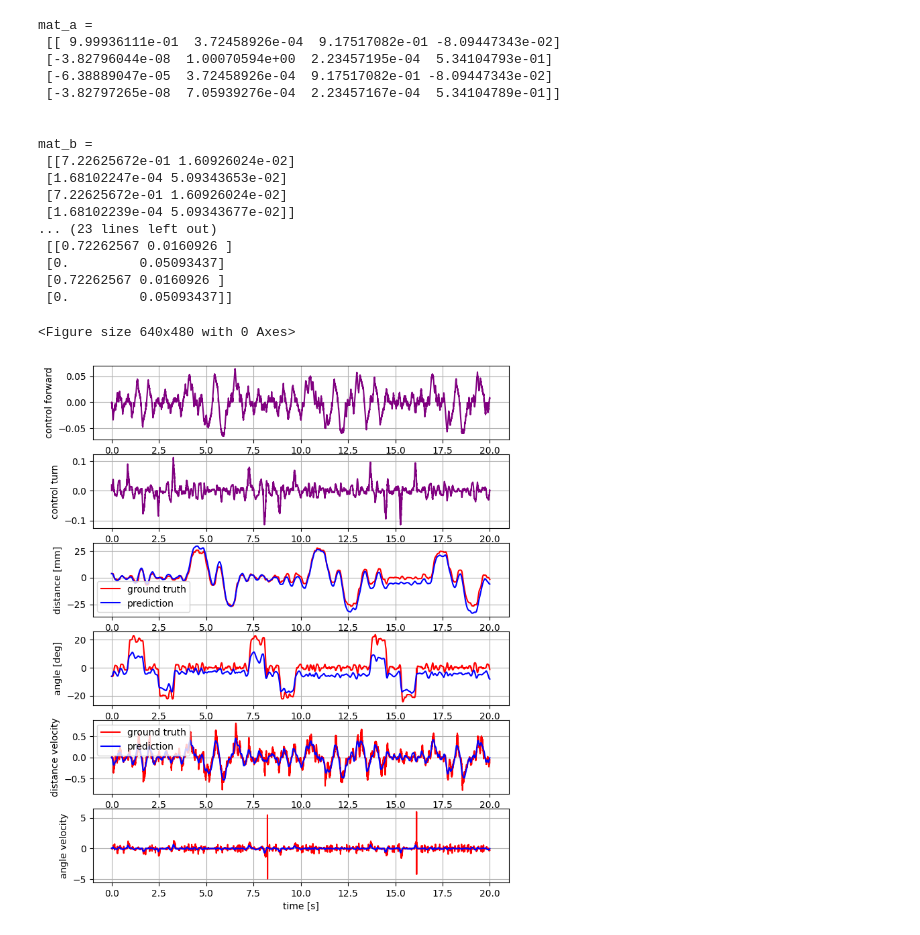
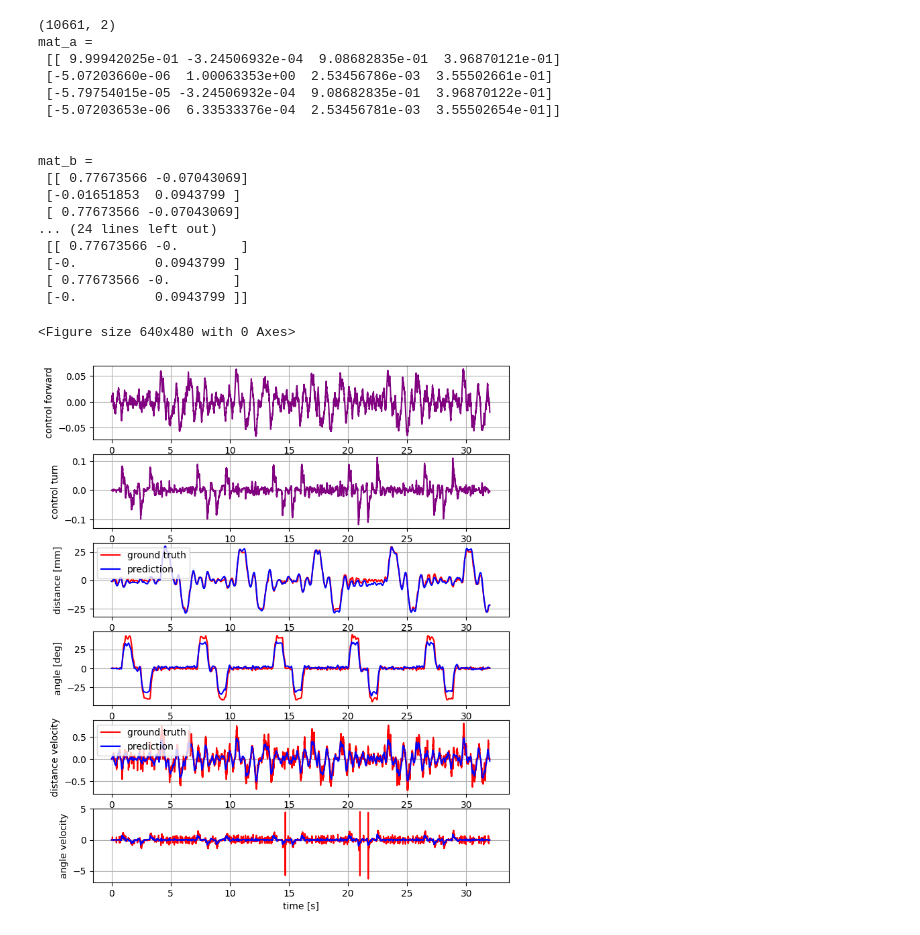
Before and after one commit to michalnand/motoko_ice_dragon_x, a Jupyter notebook: simulations/position_controller/lqg_controller.ipynb, the cells around one changed output. Saved outputs shown, nothing was run; the diff lists cells and outputs as text; code cells hidden in the pictures.

```diff
--- a/simulations/position_controller/lqg_controller.ipynb
+++ b/simulations/position_controller/lqg_controller.ipynb
@@ -135,6 +131,15 @@ u_result, x_result, t_result = load_from_file("./data/run_1.txt", dt)
 
 x_ref = state_augmentation(x_result.copy())
 x_ref = x_ref[1:]
+
+print(u_result.shape, )
+
+
+n_samples = 8000
+u_result = u_result[0:n_samples, :]
+x_ref    = x_ref[0:n_samples, :]
+x_result    = x_result[0:n_samples, :]
+t_result = t_result[0:n_samples]
 
 
 #identification
@@ -156,12 +161,34 @@ print(numpy.linalg.eigvals(a_est))
 #symmetrise model (optional) - fix imperfection in identification
 a_est[0, 0] = 1.0
 a_est[1, 1] = 1.0
-a_est[numpy.abs(a_est) < 10**-3] = 0.0
+
+a_mask = numpy.zeros(a_est.shape)
+a_mask[0, 0] = 1.0
+a_mask[1, 1] = 1.0
+a_mask[2, 2] = 1.0
+a_mask[3, 3] = 1.0
+a_mask[0, 2] = 1.0
+a_mask[1, 3] = 1.0
+
+
+a_est*= a_mask
+
+'''
+a_est[numpy.abs(a_est) < 5*10**-3] = 0.0
 
 a_est[a_est < 0.0] = 0.0
 
-b_est[numpy.abs(b_est) < 10**-3] = 0.0
+a_est[0, 1] = 0
+'''
 
+
+b_mask = numpy.zeros(b_est.shape)
+b_mask[0, 0] = 1.0
+b_mask[2, 0] = 1.0
+b_mask[1, 1] = 1.0
+b_mask[3, 1] = 1.0
+
+b_est*= b_mask
 
 
 print(numpy.linalg.eigvals(a_est))
@@ -174,54 +201,54 @@ n_steps  = u_result.shape[0]
 n_inputs = u_result.shape[1]
 n_states = x_ref.shape[1]
 # %% [output]
+(10661, 2)
 mat_a =
- [[ 9.99936111e-01  3.72458926e-04  9.17517082e-01 -8.09447343e-02]
- [-3.82796044e-08  1.00070594e+00  2.23457195e-04  5.34104793e-01]
- [-6.38889047e-05  3.72458926e-04  9.17517082e-01 -8.09447343e-02]
- [-3.82797265e-08  7.05939276e-04  2.23457167e-04  5.34104789e-01]]
+ [[ 9.99942025e-01 -3.24506932e-04  9.08682835e-01  3.96870121e-01]
+ [-5.07203660e-06  1.00063353e+00  2.53456786e-03  3.55502661e-01]
+ [-5.79754015e-05 -3.24506932e-04  9.08682835e-01  3.96870122e-01]
+ [-5.07203653e-06  6.33533376e-04  2.53456781e-03  3.55502654e-01]]
 
 
 mat_b =
- [[7.22625672e-01 1.60926024e-02]
- [1.68102247e-04 5.09343653e-02]
- [7.22625672e-01 1.60926024e-02]
- [1.68102239e-04 5.09343677e-02]]
-... (23 lines left out)
- [[0.72262567 0.0160926 ]
- [0.         0.05093437]
- [0.72262567 0.0160926 ]
- [0.         0.05093437]]
+ [[ 0.77673566 -0.07043069]
+ [-0.01651853  0.0943799 ]
+ [ 0.77673566 -0.07043069]
+... (24 lines left out)
+ [[ 0.77673566 -0.        ]
+ [-0.          0.0943799 ]
+ [ 0.77673566 -0.        ]
+ [-0.          0.0943799 ]]
 # %%
 #model verification
 #set same inputs and initial conditions
 
 
 
 ds = LibsControl.DynamicalSystemDiscrete(a_est, b_est, c_est)
 
 x_initial = numpy.expand_dims(x_ref[0], axis=0).T
 ds.reset(x_initial)
 
 x_hat_result = []
 
 for n in range(n_steps):
 
     u = u_result[n, :]
     u = numpy.expand_dims(u, axis=0).T
 
     x, y = ds.forward_state(u)
 
     x_hat_result.append(x[:, 0])
 
 x_hat_result = numpy.array(x_hat_result)
 
 
 #plot results
 count = int(20*1.0/dt)
-plot_results(t_result, u_result, x_ref, x_hat_result, 0, count)
+plot_results(t_result, u_result, x_ref, x_hat_result, 0)
 # %% [output]
 <Figure size 640x480 with 0 Axes>
-[figure, old version]
+[figure, new version]
 # %%
 #controller synthetis
 
```
Also changed, not shown: parts of 4 cells of this notebook, 9 other files.
